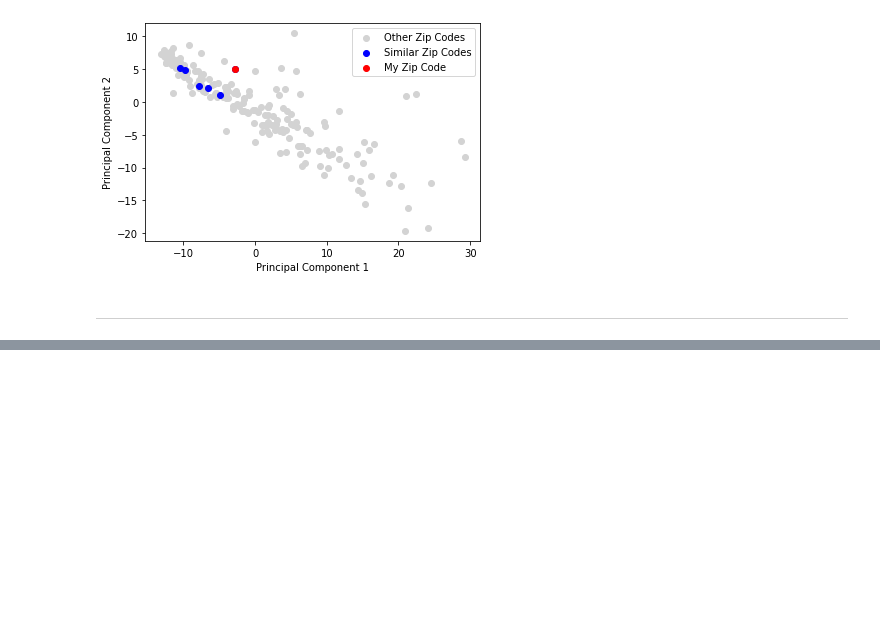
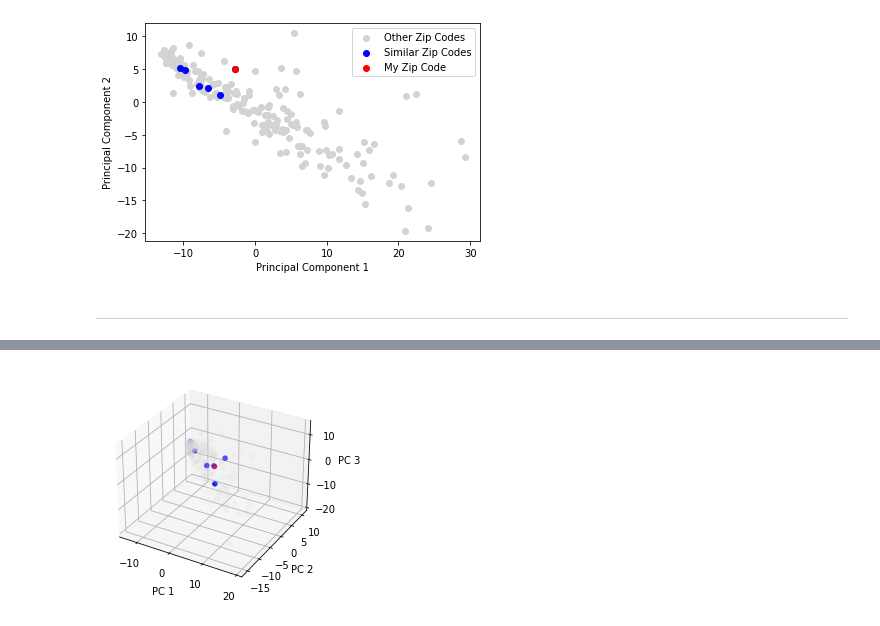
Before and after one commit to schmeeed/capstone, a Jupyter notebook: notebooks/13_PCA-KNN-Viz.ipynb, the cells around one changed output, grey strips where cells are left out. Drawn from its saved outputs; the diff is of its cells as text; code cells hidden in the pictures; blank space fills up the shorter version.

```diff
--- a/notebooks/13_PCA-KNN-Viz.ipynb
+++ b/notebooks/13_PCA-KNN-Viz.ipynb
@@ -117,7 +117,7 @@ scaler = StandardScaler()
 scaled_data = scaler.fit_transform(my_df)
 
 # PCA
-pca = PCA(n_components=2)
+pca = PCA(n_components=3)
 transformed_data = pca.fit_transform(scaled_data)
 
 # # Analyze the results
@@ -171,3 +191,30 @@ plt.show()
+# %%
+from mpl_toolkits.mplot3d import Axes3D
+
+# Removing extreme outlier
+transformed_data = transformed_data[(transformed_data[:, 0] < 20) & (transformed_data[:, 1] < 20) & (transformed_data[:, 2] < 20)]
+
+# Plot the transformed data in 3D
+fig = plt.figure()
+ax = fig.add_subplot(111, projection='3d')
+
+ax.scatter(transformed_data[:, 0], transformed_data[:, 1], transformed_data[:, 2],
+           color='lightgrey', label='Other Zip Codes', alpha=.1)
+ax.scatter(transformed_data[my_sim_zips.index, 0], transformed_data[my_sim_zips.index, 1], transformed_data[my_sim_zips.index, 2],
+           color='blue', label='Similar Zip Codes')
+ax.scatter(transformed_data[my_zip_vals.index, 0], transformed_data[my_zip_vals.index, 1], transformed_data[my_zip_vals.index, 2],
+           color='red', label='My Zip Code')
+
+ax.set_xlabel('PC 1')
+ax.set_ylabel('PC 2')
+ax.set_zlabel('PC 3')
+
+
+# Show the plot
+plt.savefig('../visuals/PCA3DKNN-Visual.png', dpi=1200)
+plt.show()
+# %% [output]
+[figure, added]
 # %%
 # import matplotlib.pyplot as plt
 # import numpy as np
```
Also changed, not shown: parts of 1 cell of this notebook, 1 other file.
